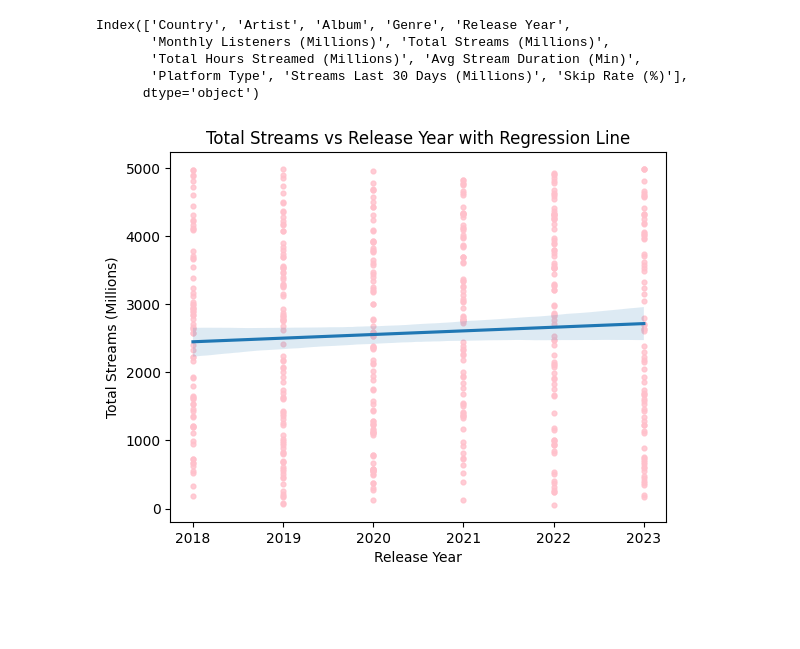
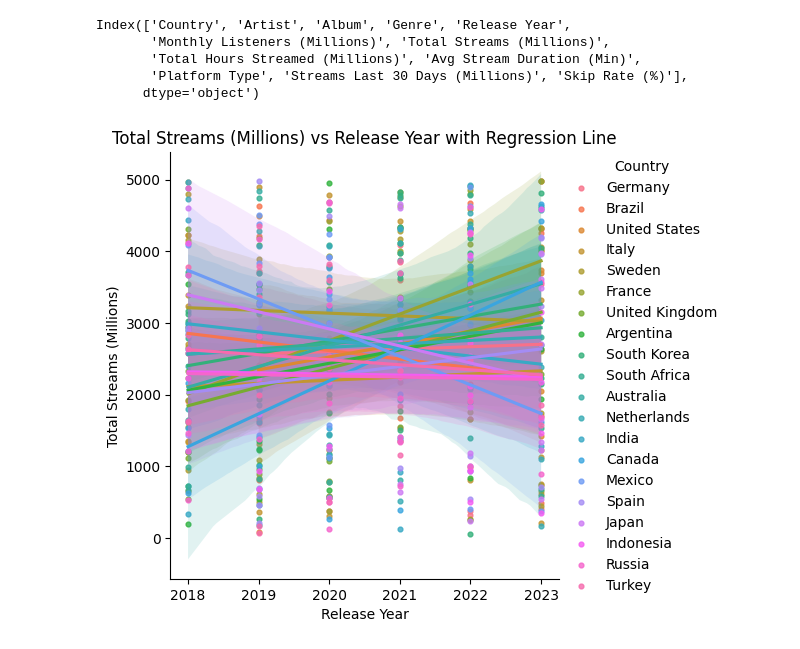
Before and after one commit to LeXeS2/spotify_angewandte_datenanalyse, a Jupyter notebook: spotify.ipynb, the cells around one changed output. Cells and saved outputs as stored; diff of their text form; code cells hidden in the pictures; blank space fills up the shorter version.

```diff
--- a/spotify.ipynb
+++ b/spotify.ipynb
@@ -45,35 +45,40 @@ Index(['Country', 'Artist', 'Album', 'Genre', 'Release Year',
 # %%
 # Drawing a regression line between Release Year and total streams
 import matplotlib.pyplot as plt
 import seaborn as sns
 from sklearn.linear_model import LinearRegression
 
+x_name = 'Release Year'
+y_name = 'Total Streams (Millions)'
+category_name = 'Country'
+
 # Filter the DataFrame to include only the relevant columns
-df_filtered = df[['Release Year', 'Total Streams (Millions)']].dropna()
+df_filtered = df[[x_name, y_name, category_name]].dropna()
 
 # Convert the Release Year to numeric
-df_filtered['Release Year'] = pd.to_numeric(df_filtered['Release Year'], errors='coerce')
+df_filtered[x_name] = pd.to_numeric(df_filtered[x_name], errors='coerce')
 
 # Drop rows with NaN values after conversion
 df_filtered = df_filtered.dropna()
 
 # Fitting regression model
-X = df_filtered[['Release Year']].values.reshape(-1, 1)
-y = df_filtered['Total Streams (Millions)'].values.reshape(-1, 1)
+X = df_filtered[[x_name]].values.reshape(-1, 1)
+y = df_filtered[y_name].values.reshape(-1, 1)
 model = LinearRegression()
 model.fit(X, y)
 y_pred = model.predict(X)
 # Plotting the data and the regression line with confidence intervals
 
-sns.regplot(
+sns.lmplot(
     data=df_filtered,
-    x='Release Year',
-    y='Total Streams (Millions)',
+    x=x_name,
+    y=y_name,
+    hue=category_name,
     ci= 95,
-    scatter_kws={'color':'pink', 's':12})
-plt.title('Total Streams vs Release Year with Regression Line')
-plt.xlabel('Release Year')
-plt.ylabel('Total Streams (Millions)')
+    scatter_kws={'s':12},)
+plt.title(f'{y_name} vs {x_name} with Regression Line')
+plt.xlabel(x_name)
+plt.ylabel(y_name)
 plt.show()
 # %% [output]
-[figure, old version]
+[figure, new version]
```
